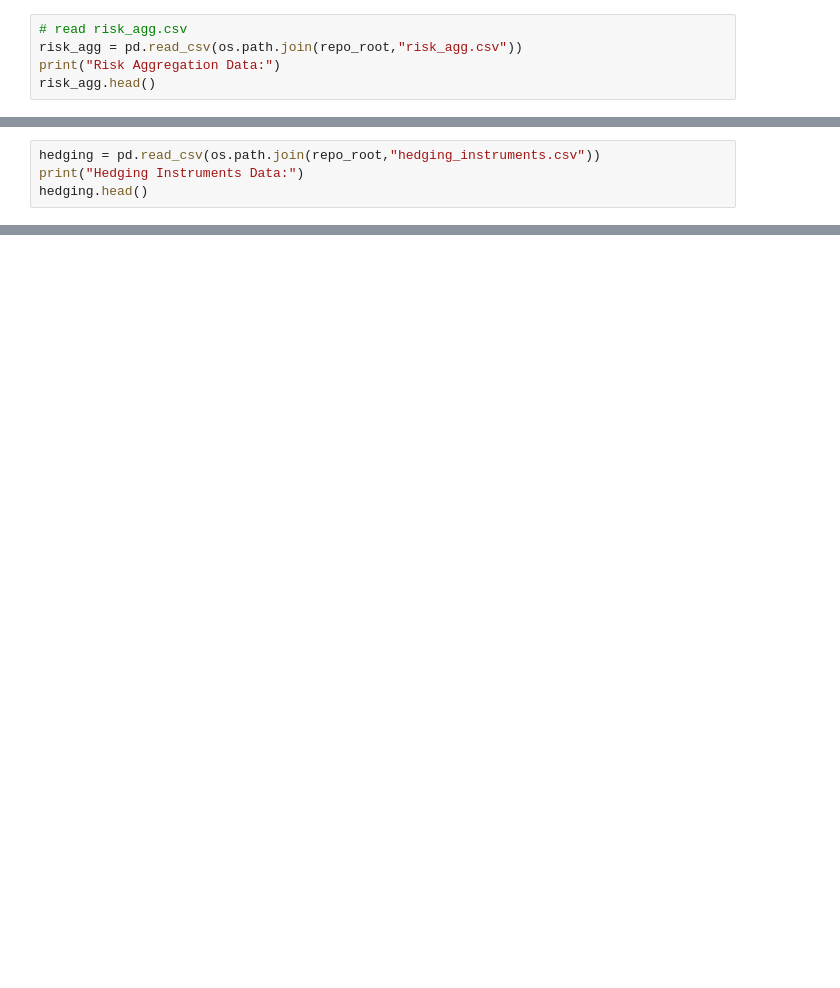
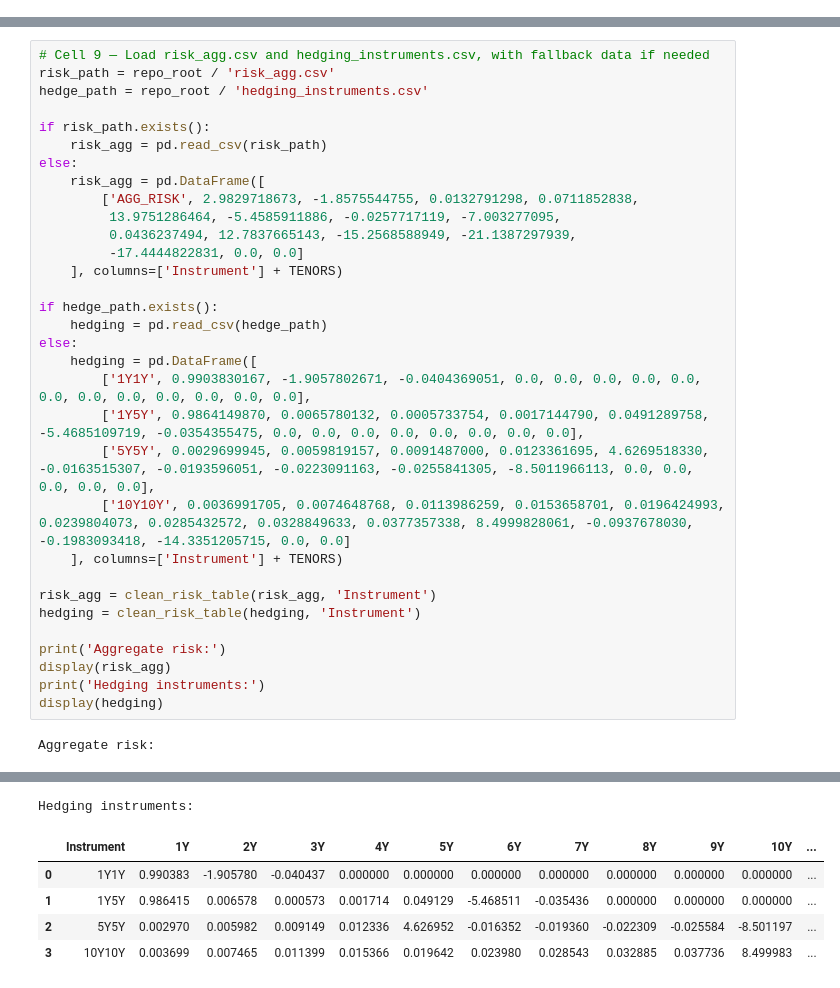
Before and after one commit to vedangmatey/FRE-GT-9743-Assignment-5, a Jupyter notebook: Assignment/Assignment5.ipynb, the cells around one changed output, grey strips where cells are left out. Drawn from its saved outputs; the diff is of its cells as text; blank space fills up the shorter version.

```diff
--- a/Assignment/Assignment5.ipynb
+++ b/Assignment/Assignment5.ipynb
@@ -41,5 +0,0 @@ With your PCA results, please try to reconstruct the risk profile provided, and
-# %%
-# read risk_agg.csv
-risk_agg = pd.read_csv(os.path.join(repo_root,"risk_agg.csv"))
-print("Risk Aggregation Data:")
-risk_agg.head()
@@ -54,4 +0,0 @@ Compare the eigenspace approach against direct least squares, and argue mathemat
-# %%
-hedging = pd.read_csv(os.path.join(repo_root,"hedging_instruments.csv"))
-print("Hedging Instruments Data:")
-hedging.head()
@@ -64,0 +384,34 @@ Hedging Instruments Data:
+# %%
+# Cell 9 — Load risk_agg.csv and hedging_instruments.csv, with fallback data if needed
+risk_path = repo_root / 'risk_agg.csv'
+hedge_path = repo_root / 'hedging_instruments.csv'
+
+if risk_path.exists():
+    risk_agg = pd.read_csv(risk_path)
+else:
+    risk_agg = pd.DataFrame([
+        ['AGG_RISK', 2.9829718673, -1.8575544755, 0.0132791298, 0.0711852838,
+         13.9751286464, -5.4585911886, -0.0257717119, -7.003277095,
+         0.0436237494, 12.7837665143, -15.2568588949, -21.1387297939,
+         -17.4444822831, 0.0, 0.0]
+    ], columns=['Instrument'] + TENORS)
+
+if hedge_path.exists():
+    hedging = pd.read_csv(hedge_path)
+else:
+    hedging = pd.DataFrame([
+        ['1Y1Y', 0.9903830167, -1.9057802671, -0.0404369051, 0.0, 0.0, 0.0, 0.0, 0.0, 0.0, 0.0, 0.0, 0.0, 0.0, 0.0, 0.0],
+        ['1Y5Y', 0.9864149870, 0.0065780132, 0.0005733754, 0.0017144790, 0.0491289758, -5.4685109719, -0.0354355475, 0.0, 0.0, 0.0, 0.0, 0.0, 0.0, 0.0, 0.0],
+        ['5Y5Y', 0.0029699945, 0.0059819157, 0.0091487000, 0.0123361695, 4.6269518330, -0.0163515307, -0.0193596051, -0.0223091163, -0.0255841305, -8.5011966113, 0.0, 0.0, 0.0, 0.0, 0.0],
+        ['10Y10Y', 0.0036991705, 0.0074648768, 0.0113986259, 0.0153658701, 0.0196424993, 0.0239804073, 0.0285432572, 0.0328849633, 0.0377357338, 8.4999828061, -0.0937678030, -0.1983093418, -14.3351205715, 0.0, 0.0]
+    ], columns=['Instrument'] + TENORS)
+
+risk_agg = clean_risk_table(risk_agg, 'Instrument')
+hedging = clean_risk_table(hedging, 'Instrument')
+
+print('Aggregate risk:')
+display(risk_agg)
+print('Hedging instruments:')
+display(hedging)
+# %% [output]
+Aggregate risk:
@@ -64,0 +420,6 @@ Hedging Instruments Data:
+Hedging instruments:
+|  | Instrument | 1Y | 2Y | 3Y | 4Y | 5Y | 6Y | 7Y | 8Y | 9Y | 10Y | ... |
+| 0 | 1Y1Y | 0.990383 | -1.905780 | -0.040437 | 0.000000 | 0.000000 | 0.000000 | 0.000000 | 0.000000 | 0.000000 | 0.000000 | ... |
+| 1 | 1Y5Y | 0.986415 | 0.006578 | 0.000573 | 0.001714 | 0.049129 | -5.468511 | -0.035436 | 0.000000 | 0.000000 | 0.000000 | ... |
+| 2 | 5Y5Y | 0.002970 | 0.005982 | 0.009149 | 0.012336 | 4.626952 | -0.016352 | -0.019360 | -0.022309 | -0.025584 | -8.501197 | ... |
+| 3 | 10Y10Y | 0.003699 | 0.007465 | 0.011399 | 0.015366 | 0.019642 | 0.023980 | 0.028543 | 0.032885 | 0.037736 | 8.499983 | ... |
```
Also changed, not shown: parts of 34 cells of this notebook.
